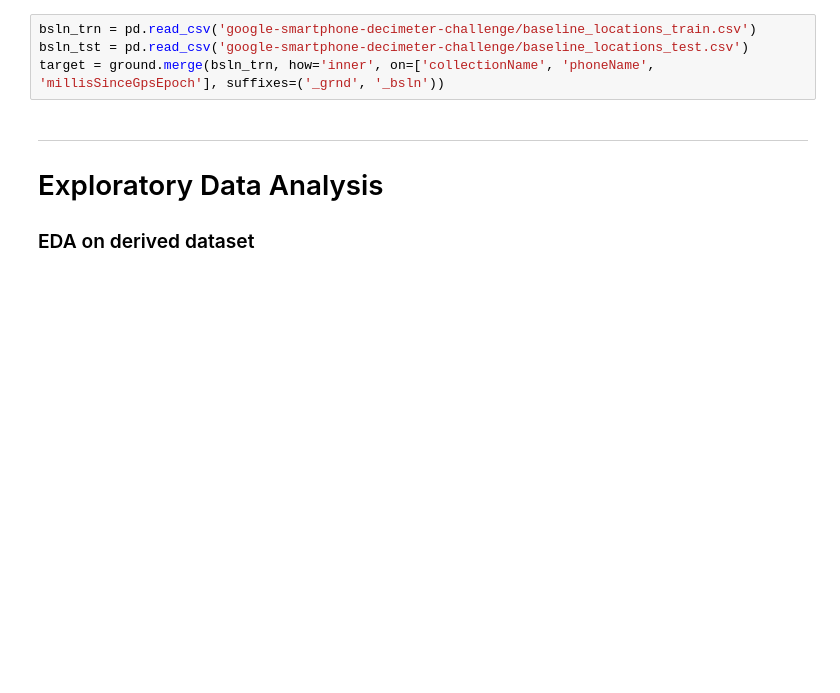
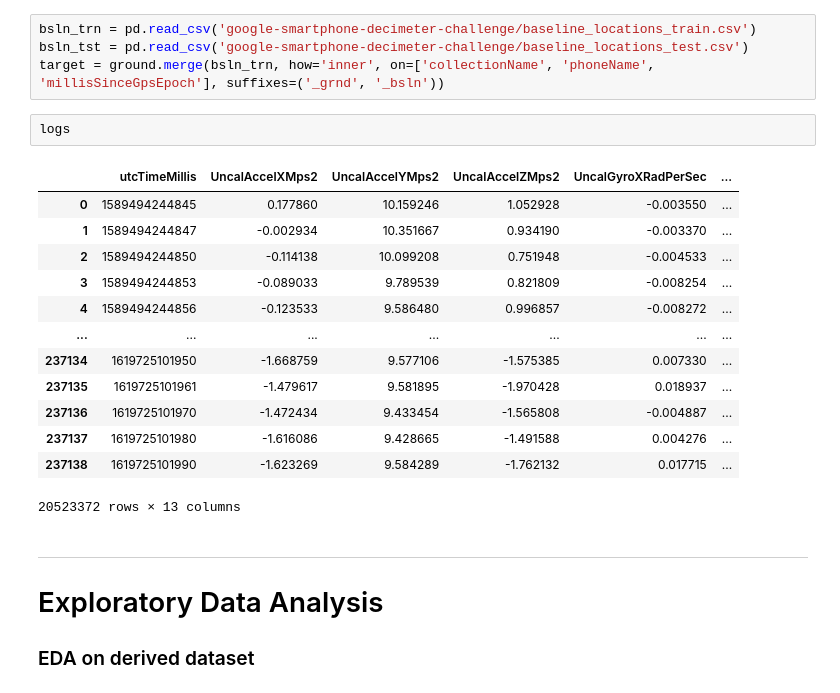
Before and after one commit to shacharhelmer/GNSS-Google, a Jupyter notebook: googlegnss.ipynb, the cells around one changed output. Saved outputs shown, nothing was run; the diff lists cells and outputs as text; blank space fills up the shorter version.

```diff
--- a/googlegnss.ipynb
+++ b/googlegnss.ipynb
@@ -275,6 +276,22 @@ For further analysis create a target dataset which is simply ground thruth merge
 bsln_trn = pd.read_csv('google-smartphone-decimeter-challenge/baseline_locations_train.csv')
 bsln_tst = pd.read_csv('google-smartphone-decimeter-challenge/baseline_locations_test.csv')
 target = ground.merge(bsln_trn, how='inner', on=['collectionName', 'phoneName', 'millisSinceGpsEpoch'], suffixes=('_grnd', '_bsln'))
+# %%
+logs
+# %% [output]
+|  | utcTimeMillis | UncalAccelXMps2 | UncalAccelYMps2 | UncalAccelZMps2 | UncalGyroXRadPerSec | ... |
+| 0 | 1589494244845 | 0.177860 | 10.159246 | 1.052928 | -0.003550 | ... |
+| 1 | 1589494244847 | -0.002934 | 10.351667 | 0.934190 | -0.003370 | ... |
+| 2 | 1589494244850 | -0.114138 | 10.099208 | 0.751948 | -0.004533 | ... |
+| 3 | 1589494244853 | -0.089033 | 9.789539 | 0.821809 | -0.008254 | ... |
+| 4 | 1589494244856 | -0.123533 | 9.586480 | 0.996857 | -0.008272 | ... |
+| ... | ... | ... | ... | ... | ... | ... |
+| 237134 | 1619725101950 | -1.668759 | 9.577106 | -1.575385 | 0.007330 | ... |
+| 237135 | 1619725101961 | -1.479617 | 9.581895 | -1.970428 | 0.018937 | ... |
+| 237136 | 1619725101970 | -1.472434 | 9.433454 | -1.565808 | -0.004887 | ... |
+| 237137 | 1619725101980 | -1.616086 | 9.428665 | -1.491588 | 0.004276 | ... |
+| 237138 | 1619725101990 | -1.623269 | 9.584289 | -1.762132 | 0.017715 | ... |
+20523372 rows × 13 columns
 # %% [markdown]
 
 ------------------------------------
```
Also changed, not shown: parts of 33 cells of this notebook, 2 other files.
